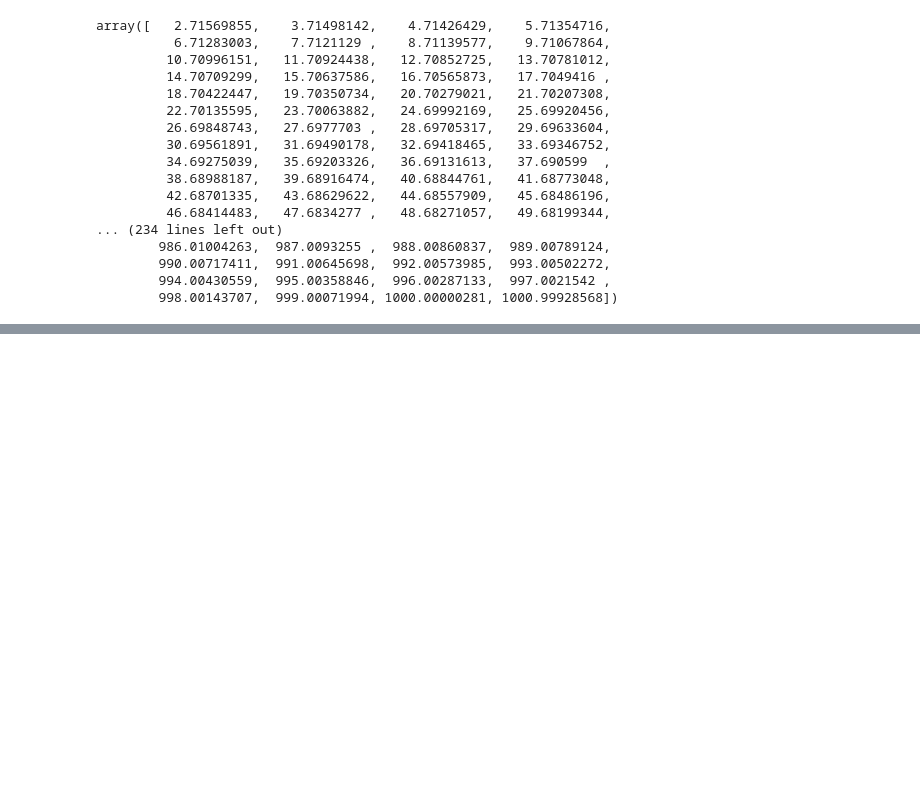
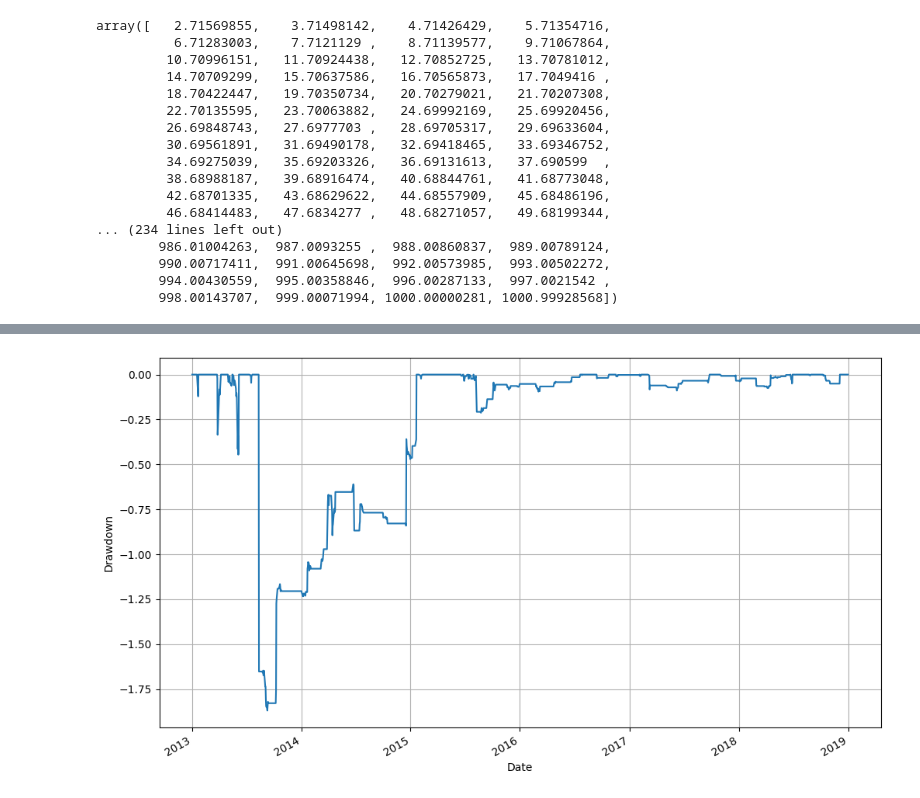
Before and after one commit to Amination-Gogia/Pairs-Trading-Dec-2024, a Jupyter notebook: Week-2/assignment_2.ipynb, the cells around one changed output, grey strips where cells are left out. Saved outputs shown, nothing was run; the diff lists cells and outputs as text; code cells hidden in the pictures; blank space fills up the shorter version.

```diff
--- a/Week-2/assignment_2.ipynb
+++ b/Week-2/assignment_2.ipynb
@@ -808,0 +897,6 @@ array([   2.71569855,    3.71498142,    4.71426429,    5.71354716,
+# %%
+ffn.to_drawdown_series(port).plot(figsize=(12,7),grid=True)
+plt.ylabel('Drawdown')
+plt.show()
+# %% [output]
+[figure, added]
```
Also changed, not shown: parts of 30 cells of this notebook, 1 other file.
